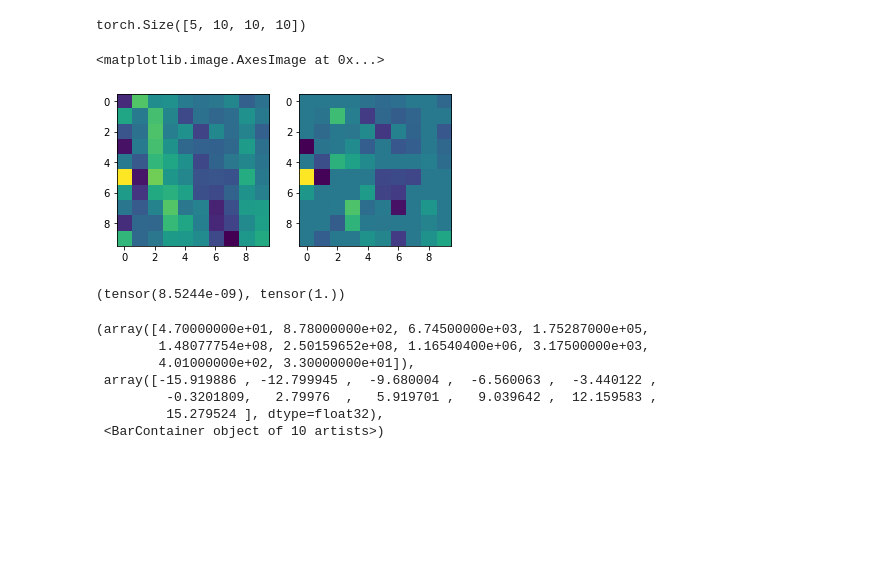
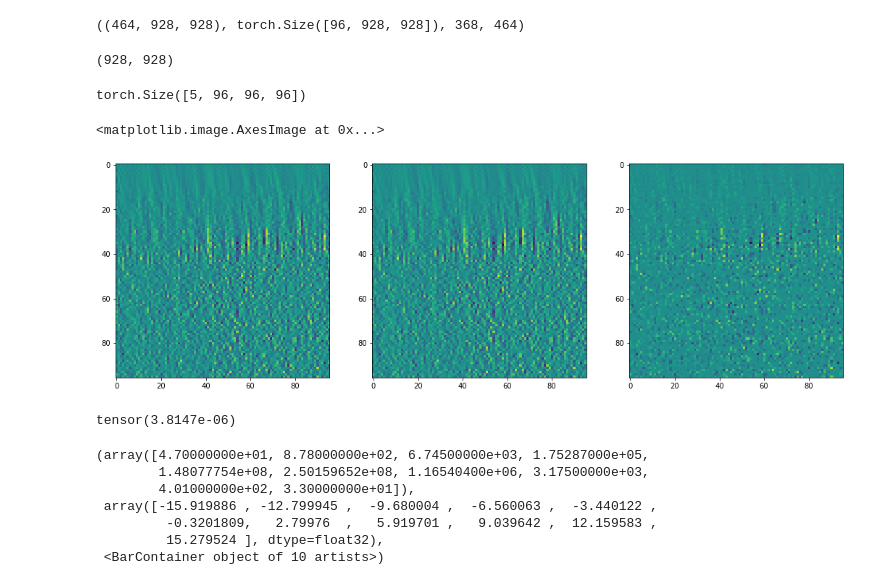
Before and after one commit to Fickincool/master-thesis, a Jupyter notebook: Notebooks/6.00_self2selfDenoising/6.00_dataloader_pilot.ipynb, the cells around one changed output. Cells and saved outputs as stored; diff of their text form; code cells hidden in the pictures; blank space fills up the shorter version.

Commit message:
Denoising Unet running on GPUs. Checkpoint before start debugging.

```diff
--- a/Notebooks/6.00_self2selfDenoising/6.00_dataloader_pilot.ipynb
+++ b/Notebooks/6.00_self2selfDenoising/6.00_dataloader_pilot.ipynb
@@ -19,4 +121,9 @@ ISONET_PATH = os.path.join(PARENT_PATH, 'data/isoNet/')
 # %%
 cet_path = os.path.join(PARENT_PATH, 'data/raw_cryo-ET/tomo02.mrc')
 p=0.5
-my_dataset = singleCET_dataset(cet_path, 10, p=p, n_samples=5)
+batch_size = 8
+num_gpus = 2
+subtomo_length = 96
+
+my_dataset = singleCET_dataset(cet_path, subtomo_length, p=p, n_samples=5)
+print('Size of dataset: %i, Steps per epoch: %i' %(len(my_dataset), len(my_dataset)/(batch_size*num_gpus)))
@@ -22,0 +132,16 @@ my_dataset = singleCET_dataset(cet_path, 10, p=p, n_samples=5)
+# %%
+# grid sanity check
+tomo_data = read_array(cet_path)
+
+dummy_tomo = torch.zeros_like(torch.tensor(tomo_data))
+
+for idx in range(len(my_dataset)):
+
+    z0, y0, x0 = my_dataset.grid[idx]
+    zmin, zmax = z0-subtomo_length//2, z0+subtomo_length//2
+    ymin, ymax = y0-subtomo_length//2, y0+subtomo_length//2
+    xmin, xmax = x0-subtomo_length//2, x0+subtomo_length//2
+
+    dummy_tomo[zmin:zmax, ymin:ymax, xmin:xmax] = 1
+
+plt.imshow(dummy_tomo[-1])
@@ -23,19 +151,40 @@ my_dataset = singleCET_dataset(cet_path, 10, p=p, n_samples=5)
+# %%
+# check last set of dimensions across Z
+tomo_data.shape, dummy_tomo[zmin:zmax].shape, zmin, zmax
+# %% [output]
+((464, 928, 928), torch.Size([96, 928, 928]), 368, 464)
+# %%
+ymax, xmax
+# %% [output]
+(928, 928)
 # %%
-subtomo, target, mask = my_dataset[0]
+idx = 0
+subtomo, target, mask = my_dataset[idx]
 subtomo.shape
 # %% [output]
-torch.Size([5, 10, 10, 10])
+torch.Size([5, 96, 96, 96])
 # %%
-fig, (ax0, ax1) = plt.subplots(1, 2)
-ax0.imshow(target[0][6] + subtomo[0][6])
-ax1.imshow(subtomo[0][6])
+aux_tomo_data = my_dataset.normalize(tomo_data)
+
+z0, y0, x0 = my_dataset.grid[idx]
+zmin, zmax = z0-subtomo_length//2, z0+subtomo_length//2
+ymin, ymax = y0-subtomo_length//2, y0+subtomo_length//2
+xmin, xmax = x0-subtomo_length//2, x0+subtomo_length//2
+
+aux_patch = aux_tomo_data[zmin:zmax, ymin:ymax, xmin:xmax]
+
+fig, (ax0, ax1, ax2) = plt.subplots(1, 3, figsize=(18, 8))
+zidx = 43
+ax0.imshow(target[0][zidx] + subtomo[0][zidx])
+ax1.imshow(aux_patch[zidx])
+ax2.imshow(subtomo[0][zidx])
 # %% [output]
 <matplotlib.image.AxesImage at 0x...>
-[figure, old version]
+[figure, new version]
 # %%
-my_dataset.data.mean(), my_dataset.data.std()
+((target[0] + subtomo[0])-aux_patch).abs().max()
 # %% [output]
-(tensor(8.5244e-09), tensor(1.))
+tensor(3.8147e-06)
 # %%
 plt.hist(my_dataset.data.flatten().numpy())
 # %% [output]
```
Also changed, not shown: parts of 17 cells of this notebook, 7 other files.
